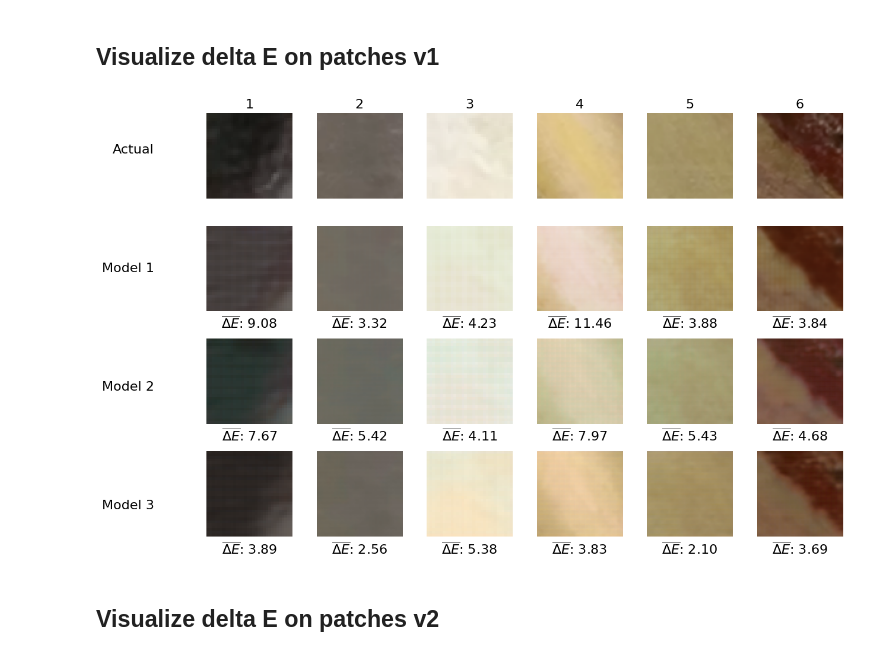
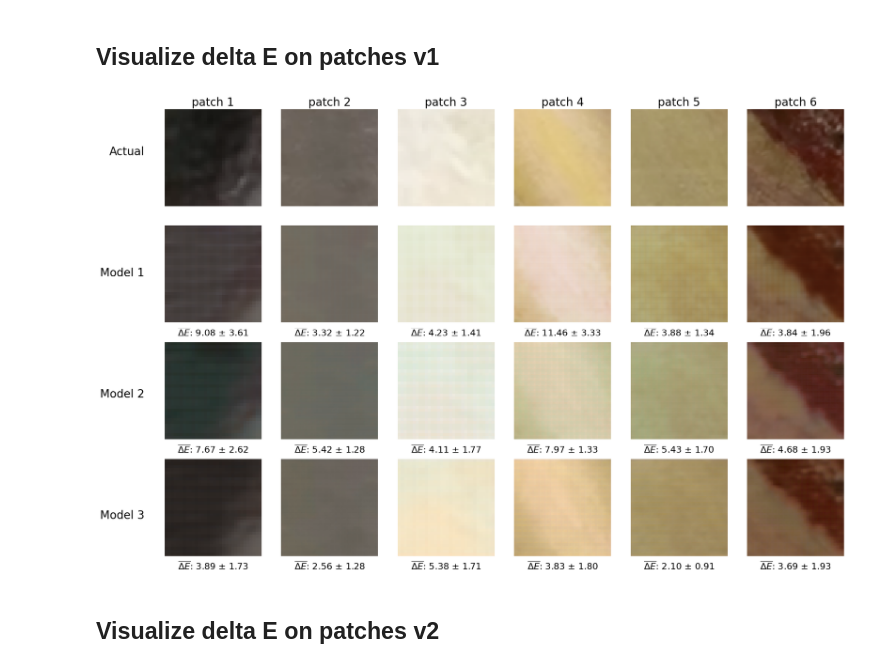
Before and after one commit to mgnarag/painting_restoration, a Jupyter notebook: Color_error_computation.ipynb, the cells around one changed output. Saved outputs shown, nothing was run; the diff lists cells and outputs as text; code cells hidden in the pictures.

```diff
--- a/Color_error_computation.ipynb
+++ b/Color_error_computation.ipynb
@@ -556,6 +556,7 @@ num_rows = num_models + 1
 num_images = len(image_filenames)
 
 delta_e_results = [[] for _ in range(num_models)]
+delta_e_std_results = [[] for _ in range(num_models)]
 
 def compute_delta_e(image1, image2):
     image1_lab = cv2.cvtColor(image1, cv2.COLOR_RGB2LAB).astype(np.float64)
@@ -567,52 +568,54 @@ def compute_delta_e(image1, image2):
     image1_flat = image1_lab.reshape((-1, 3))
     image2_flat = image2_lab.reshape((-1, 3))
     delta_e_values = np.array([delta_e_cie2000(l1, l2) for l1, l2 in zip(image1_flat, image2_flat)])
-    return np.mean(delta_e_values)
+    return np.mean(delta_e_values), np.std(delta_e_values)
 
 for filename in image_filenames:
     gt_img = io.imread(os.path.join(ground_truth_folder, filename))[2:-2, 2:-2]
     for model_idx, (_, model_folder) in enumerate(model_folders):
         model_img = io.imread(os.path.join(model_folder, filename))[2:-2, 2:-2]
-        delta_e = compute_delta_e(model_img, gt_img)
+        delta_e, delta_e_std = compute_delta_e(model_img, gt_img)
         delta_e_results[model_idx].append(delta_e)
+        delta_e_std_results[model_idx].append(delta_e_std)
 
 # Plotting
-fig, axes = plt.subplots(num_rows, num_images, figsize=(2 * num_images, 2 * num_rows))
+fig, axes = plt.subplots(num_rows, num_images, figsize=(3 * num_images, 3 * num_rows))
 
 if num_images == 1:
     axes = np.array([[axes[i]] for i in range(num_rows)])
 
 row_labels = ["Actual"] + [name for name, _ in model_folders]
 
 for row_idx in range(num_rows):
     for col_idx, filename in enumerate(image_filenames):
         ax = axes[row_idx, col_idx]
 
         if row_idx == 0:
             img = io.imread(os.path.join(ground_truth_folder, filename))[2:-2, 2:-2]
         else:
             img = io.imread(os.path.join(model_folders[row_idx - 1][1], filename))[2:-2, 2:-2]
 
         ax.imshow(img)
         ax.axis('off')
 
         if row_idx == 0:
             filename = os.path.splitext(filename)[0]
-            ax.set_title(filename, fontsize=16)
+            ax.set_title("patch "+filename, fontsize=20)
         else:
             delta_e = delta_e_results[row_idx - 1][col_idx]
-            ax.text(0.5, -0.05,  r"$\overline{\Delta E}$" + f": {delta_e:.2f}", fontsize=16,
+            delta_e_std = delta_e_std_results[row_idx - 1][col_idx]
+            ax.text(0.5, -0.05,  r"$\overline{\Delta E}$" + f": {delta_e:.2f} $\pm$ {delta_e_std:.2f}", fontsize=16,
                     ha='center', va='top', transform=ax.transAxes)
 
 # Add row labels using fig.text (guaranteed visibility)
 for row_idx, label in enumerate(row_labels):
     y = 1 - (row_idx + 0.5) / num_rows  # Center label on row
-    fig.text(0.01, y, label, fontsize=16, va='center', ha='right')
+    fig.text(0.02, y, label, fontsize=20, va='center', ha='right')
 
-plt.tight_layout(rect=[0.06, 0, 1, 1])  # Leave room on the left for labels
+plt.tight_layout(rect=[0.03, 0, 1, 1])  # Leave room on the left for labels
 plt.show()
 # %% [output]
-[figure, old version]
+[figure, new version]
 # %% [markdown]
 ## Visualize delta E on patches v2
 # %%
```
Also changed, not shown: parts of 1 cell of this notebook.
